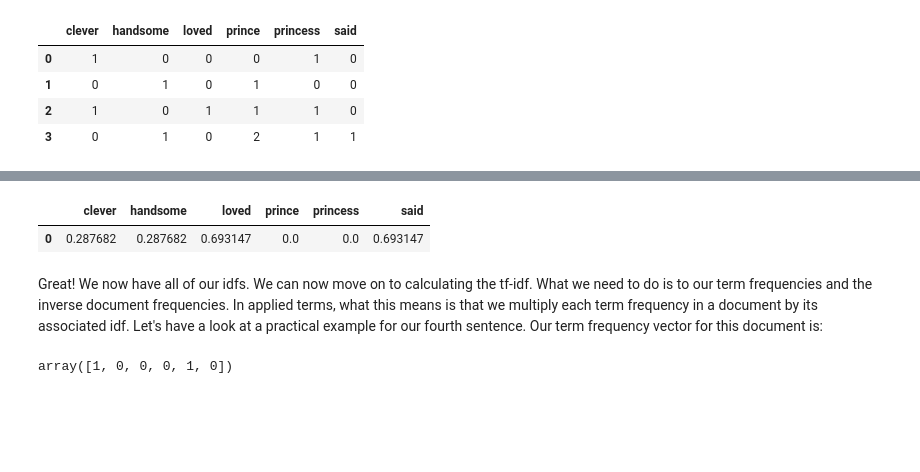
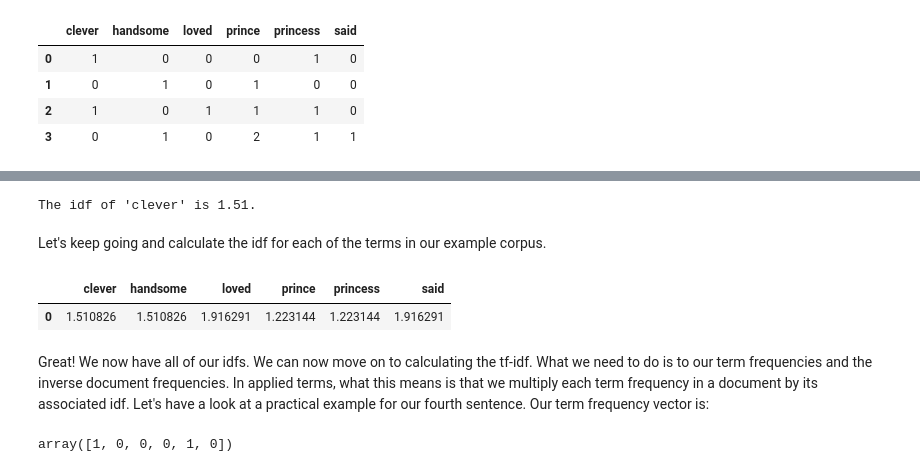
Before and after one commit to t-redactyl/text-cleaning, a Jupyter notebook: 03 Document similarity/Cosine similarity.ipynb, the cells around one changed output, grey strips where cells are left out. Drawn from its saved outputs; the diff is of its cells as text; code cells hidden in the pictures; blank space fills up the shorter version.

```diff
--- a/03 Document similarity/Cosine similarity.ipynb
+++ b/03 Document similarity/Cosine similarity.ipynb
@@ -261,28 +186,41 @@ Let's calculate the idf for each of the terms in our example corpus.
+# %%
+# There are 4 documents
+n = 4.0
+
+# Clever occurs in 2 of them
+df = 2.0
+
+idf = math.log((1 + n) / (1 + df)) + 1
+print("The idf of 'clever' is %0.2f.") % idf
+# %% [output]
+The idf of 'clever' is 1.51.
+# %% [markdown]
+Let's keep going and calculate the idf for each of the terms in our example corpus.
 # %%
 # Create function to clean up the string and strip out punctuation and case
 def split_docs(document):
     doc = document.lower().translate(None, string.punctuation).split()
     return doc
 
 # Calculate total number of documents in corpus
 total_docs = len(documents)
 
 # Calculate 1 + document frequency for each term in our vocabulary
 term_dfs = [1.0 + len([count for count in [split_docs(tale).count(term) for tale in documents]
                        if count != 0]) for term in index_vocabulary.values()]
 
 # Calculate each idf
-idfs = [math.log(y) for y in [total_docs / x for x in term_dfs]]
+idfs = [math.log(y) + 1 for y in [(total_docs + 1) / x for x in term_dfs]]
 
 # Print idfs with
 df = DataFrame(idfs).T
 df.columns = index_vocabulary.values()
 df
 # %% [output]
 |  | clever | handsome | loved | prince | princess | said |
-| 0 | 0.287682 | 0.287682 | 0.693147 | 0.0 | 0.0 | 0.693147 |
+| 0 | 1.510826 | 1.510826 | 1.916291 | 1.223144 | 1.223144 | 1.916291 |
 # %% [markdown]
-Great! We now have all of our idfs. We can now move on to calculating the tf-idf. What we need to do is to our term frequencies and the inverse document frequencies. In applied terms, what this means is that we multiply each term frequency in a document by its associated idf. Let's have a look at a practical example for our fourth sentence. Our term frequency vector for this document is:
+Great! We now have all of our idfs. We can now move on to calculating the tf-idf. What we need to do is to our term frequencies and the inverse document frequencies. In applied terms, what this means is that we multiply each term frequency in a document by its associated idf. Let's have a look at a practical example for our fourth sentence. Our term frequency vector is:
 # %%
 tf_matrix[0]
 # %% [output]
```
Also changed, not shown: parts of 50 cells of this notebook, 3 other files.
